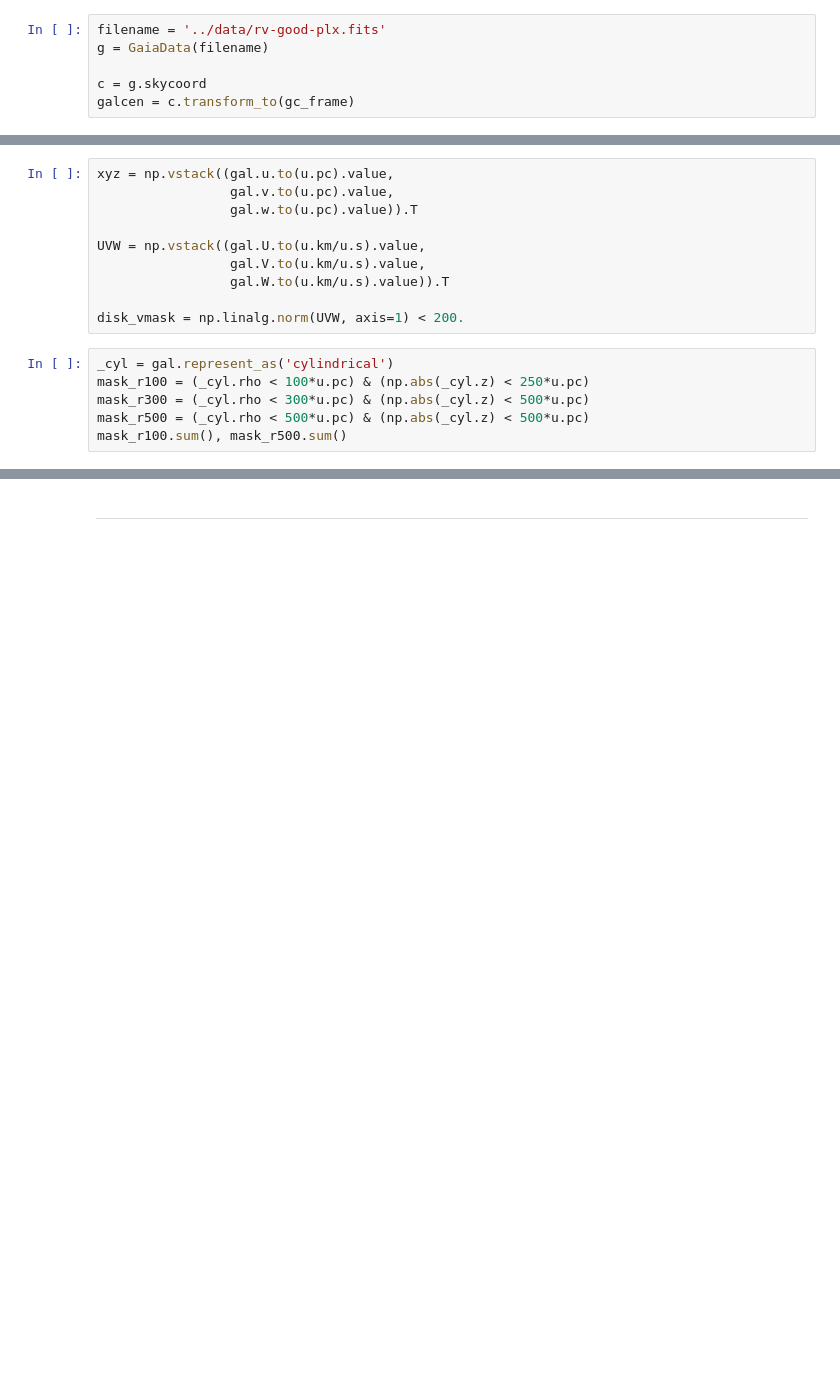
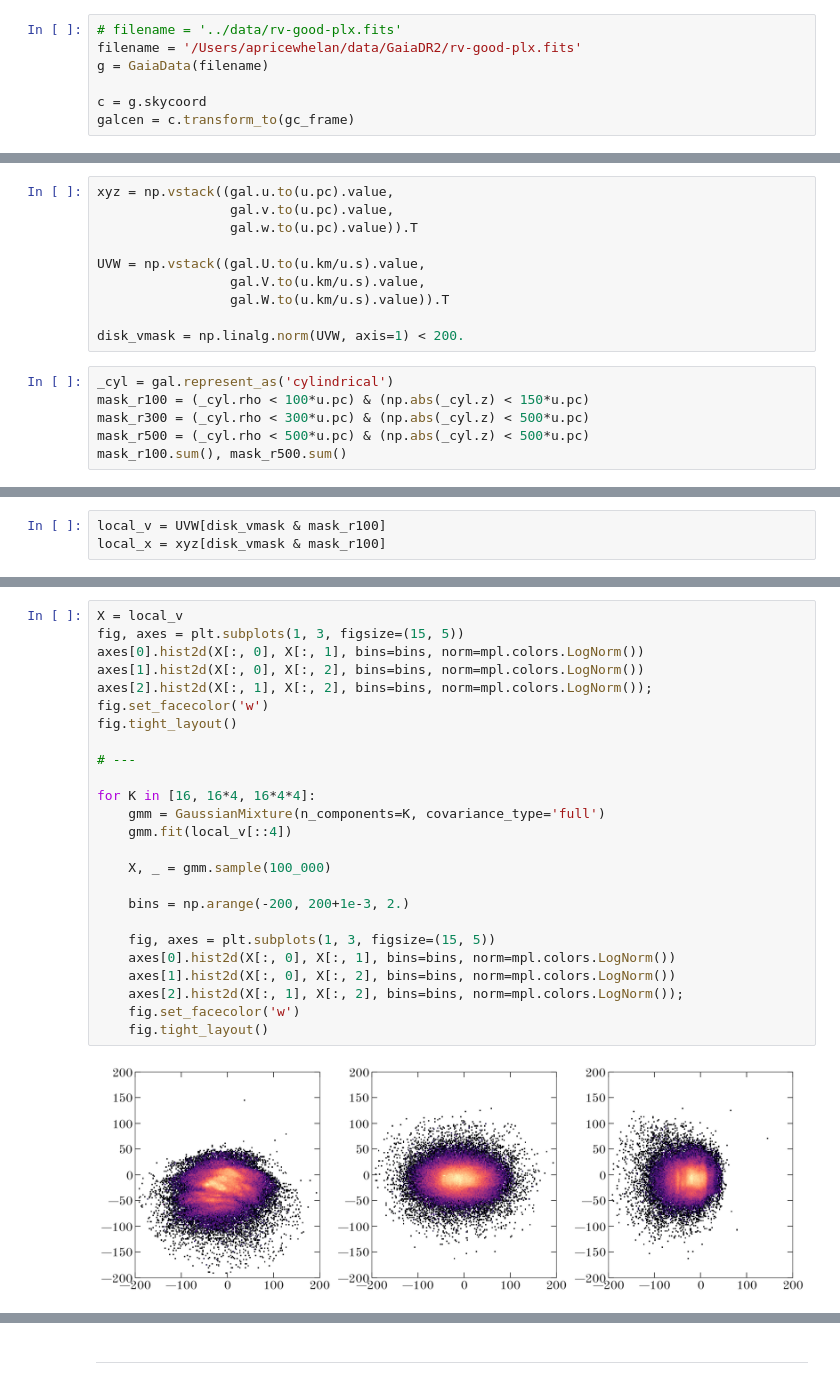
Before and after one commit to davidwhogg/myspace, a Jupyter notebook: notebooks/Myspace-prototyping-GMM.ipynb, the cells around one changed output, grey strips where cells are left out. Drawn from its saved outputs; the diff is of its cells as text; blank space fills up the shorter version.

```diff
--- a/notebooks/Myspace-prototyping-GMM.ipynb
+++ b/notebooks/Myspace-prototyping-GMM.ipynb
@@ -20,7 +20,8 @@ from gala.mpl_style import laguna, hesperia
 # %%
 gc_frame = coord.Galactocentric(z_sun=0*u.pc, galcen_distance=8.122*u.kpc)
 # %%
-filename = '../data/rv-good-plx.fits'
+# filename = '../data/rv-good-plx.fits'
+filename = '/Users/apricewhelan/data/GaiaDR2/rv-good-plx.fits'
 g = GaiaData(filename)
 
 c = g.skycoord
@@ -40,7 +41,7 @@ UVW = np.vstack((gal.U.to(u.km/u.s).value,
 disk_vmask = np.linalg.norm(UVW, axis=1) < 200.
 # %%
 _cyl = gal.represent_as('cylindrical')
-mask_r100 = (_cyl.rho < 100*u.pc) & (np.abs(_cyl.z) < 250*u.pc)
+mask_r100 = (_cyl.rho < 100*u.pc) & (np.abs(_cyl.z) < 150*u.pc)
 mask_r300 = (_cyl.rho < 300*u.pc) & (np.abs(_cyl.z) < 500*u.pc)
 mask_r500 = (_cyl.rho < 500*u.pc) & (np.abs(_cyl.z) < 500*u.pc)
 mask_r100.sum(), mask_r500.sum()
@@ -48,0 +54,3 @@ mask_r100.sum(), mask_r500.sum()
+# %%
+local_v = UVW[disk_vmask & mask_r100]
+local_x = xyz[disk_vmask & mask_r100]
@@ -48,0 +70,27 @@ mask_r100.sum(), mask_r500.sum()
+# %%
+X = local_v
+fig, axes = plt.subplots(1, 3, figsize=(15, 5))
+axes[0].hist2d(X[:, 0], X[:, 1], bins=bins, norm=mpl.colors.LogNorm())
+axes[1].hist2d(X[:, 0], X[:, 2], bins=bins, norm=mpl.colors.LogNorm())
+axes[2].hist2d(X[:, 1], X[:, 2], bins=bins, norm=mpl.colors.LogNorm());
+fig.set_facecolor('w')
+fig.tight_layout()
+
+# ---
+
+for K in [16, 16*4, 16*4*4]:
+    gmm = GaussianMixture(n_components=K, covariance_type='full')
+    gmm.fit(local_v[::4])
+
+    X, _ = gmm.sample(100_000)
+
+    bins = np.arange(-200, 200+1e-3, 2.)
+
+    fig, axes = plt.subplots(1, 3, figsize=(15, 5))
+    axes[0].hist2d(X[:, 0], X[:, 1], bins=bins, norm=mpl.colors.LogNorm())
+    axes[1].hist2d(X[:, 0], X[:, 2], bins=bins, norm=mpl.colors.LogNorm())
+    axes[2].hist2d(X[:, 1], X[:, 2], bins=bins, norm=mpl.colors.LogNorm());
+    fig.set_facecolor('w')
+    fig.tight_layout()
+# %% [output]
+[figure, added]
```
Also changed, not shown: parts of 27 cells of this notebook.
